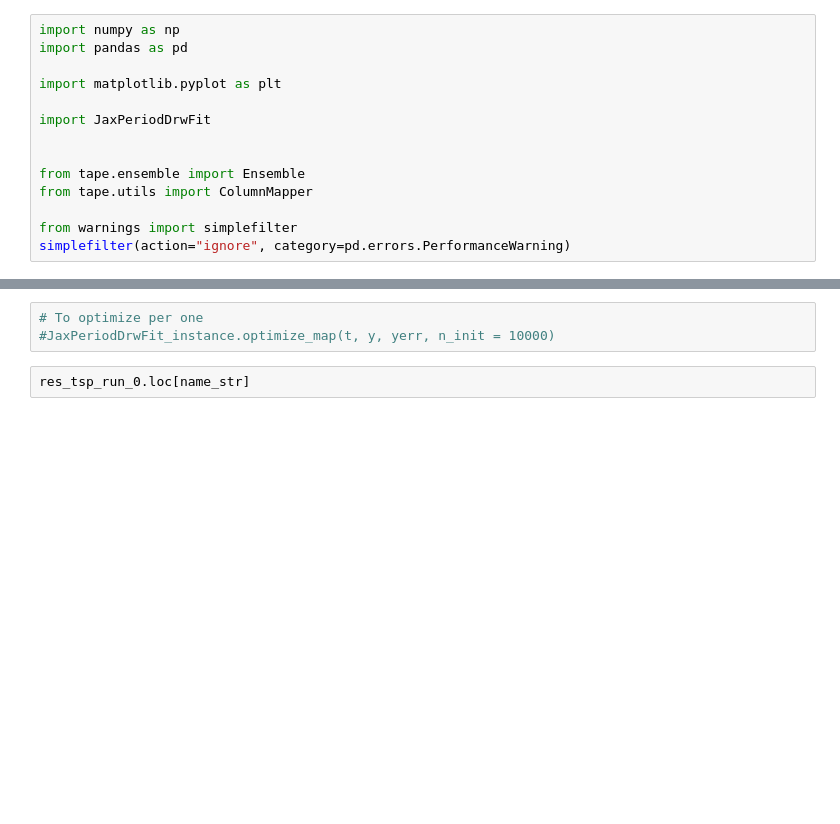
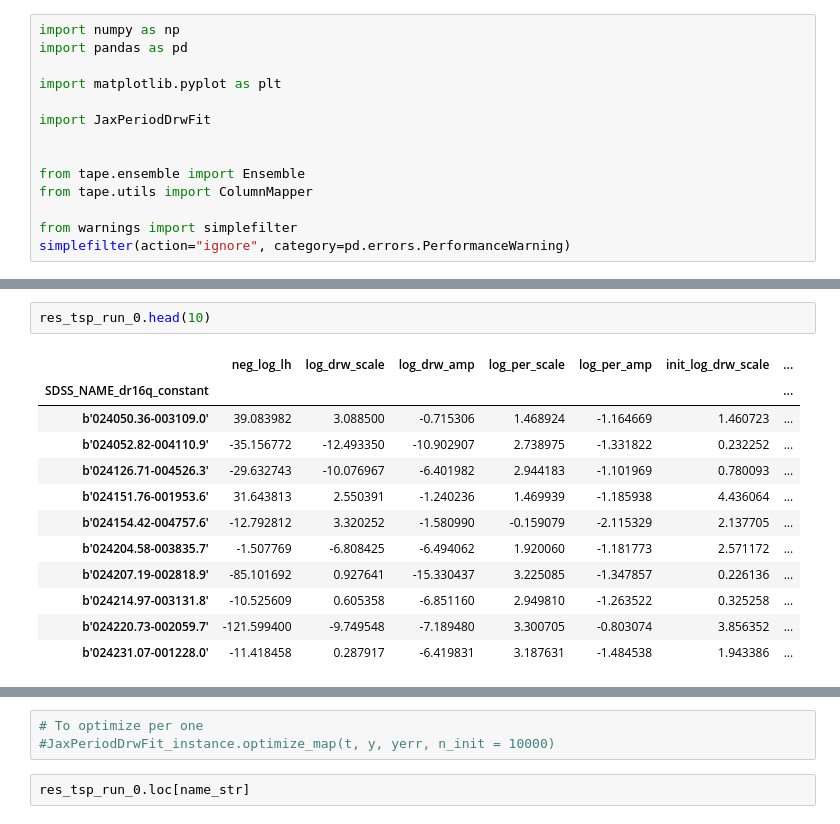
Before and after one commit to lincc-frameworks/notebooks_lf, a Jupyter notebook: PeriodDrw/Visualize.ipynb, the cells around one changed output, grey strips where cells are left out. Saved outputs shown, nothing was run; the diff lists cells and outputs as text; blank space fills up the shorter version.

```diff
--- a/PeriodDrw/Visualize.ipynb
+++ b/PeriodDrw/Visualize.ipynb
@@ -63,0 +72,15 @@ res_tsp_run_0_np = np.vstack(res_tsp_run_0.values)
+# %%
+res_tsp_run_0.head(10)
+# %% [output]
+|  | neg_log_lh | log_drw_scale | log_drw_amp | log_per_scale | log_per_amp | init_log_drw_scale | ... |
+| SDSS_NAME_dr16q_constant |  |  |  |  |  |  | ... |
+| b'024050.36-003109.0' | 39.083982 | 3.088500 | -0.715306 | 1.468924 | -1.164669 | 1.460723 | ... |
+| b'024052.82-004110.9' | -35.156772 | -12.493350 | -10.902907 | 2.738975 | -1.331822 | 0.232252 | ... |
+| b'024126.71-004526.3' | -29.632743 | -10.076967 | -6.401982 | 2.944183 | -1.101969 | 0.780093 | ... |
+| b'024151.76-001953.6' | 31.643813 | 2.550391 | -1.240236 | 1.469939 | -1.185938 | 4.436064 | ... |
+| b'024154.42-004757.6' | -12.792812 | 3.320252 | -1.580990 | -0.159079 | -2.115329 | 2.137705 | ... |
+| b'024204.58-003835.7' | -1.507769 | -6.808425 | -6.494062 | 1.920060 | -1.181773 | 2.571172 | ... |
+| b'024207.19-002818.9' | -85.101692 | 0.927641 | -15.330437 | 3.225085 | -1.347857 | 0.226136 | ... |
+| b'024214.97-003131.8' | -10.525609 | 0.605358 | -6.851160 | 2.949810 | -1.263522 | 0.325258 | ... |
+| b'024220.73-002059.7' | -121.599400 | -9.749548 | -7.189480 | 3.300705 | -0.803074 | 3.856352 | ... |
+| b'024231.07-001228.0' | -11.418458 | 0.287917 | -6.419831 | 3.187631 | -1.484538 | 1.943386 | ... |
```
Also changed, not shown: parts of 15 cells of this notebook, 3 other files.
